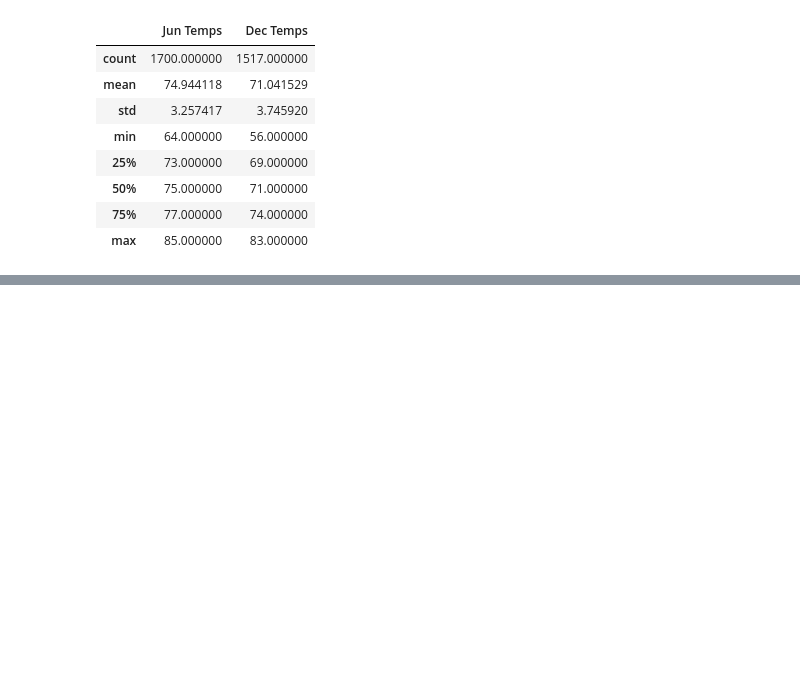
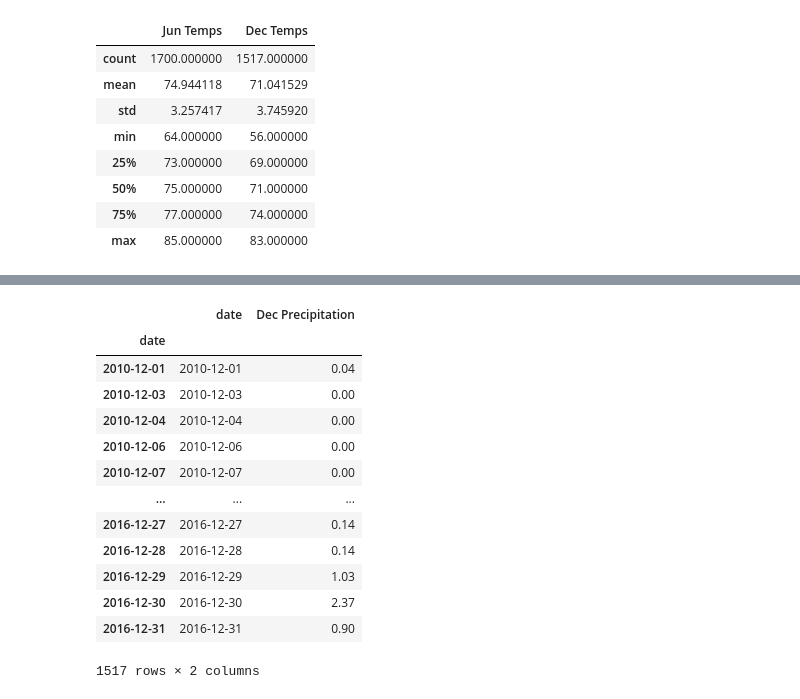
Before and after one commit to Bruno-OGSilva/surfs_up, a Jupyter notebook: SurfsUp_Challenge.ipynb, the cells around one changed output, grey strips where cells are left out. Cells and saved outputs as stored; diff of their text form; code cells hidden in the pictures; blank space fills up the shorter version.

```diff
--- a/SurfsUp_Challenge.ipynb
+++ b/SurfsUp_Challenge.ipynb
@@ -257,0 +297,4 @@ summary_df
+# %%
+# Create a DataFrame from the list of precipitations for the month of December.
+prcp_dec = session.query(Measurement.date, Measurement.prcp).filter(extract('month',Measurement.date) == 12).all()
+prcp_dec
@@ -257,0 +319,20 @@ summary_df
+# %%
+# Create a DataFrame from the list of Precipitation for the month of December.
+prcp_dec_df = pd.DataFrame(prcp_dec, columns = ['date', 'Dec Precipitation'])
+prcp_dec_df.set_index(prcp_dec_df['date'], inplace=True)
+prcp_dec_df
+# %% [output]
+|  | date | Dec Precipitation |
+| date |  |  |
+| 2010-12-01 | 2010-12-01 | 0.04 |
+| 2010-12-03 | 2010-12-03 | 0.00 |
+| 2010-12-04 | 2010-12-04 | 0.00 |
+| 2010-12-06 | 2010-12-06 | 0.00 |
+| 2010-12-07 | 2010-12-07 | 0.00 |
+| ... | ... | ... |
+| 2016-12-27 | 2016-12-27 | 0.14 |
+| 2016-12-28 | 2016-12-28 | 0.14 |
+| 2016-12-29 | 2016-12-29 | 1.03 |
+| 2016-12-30 | 2016-12-30 | 2.37 |
+| 2016-12-31 | 2016-12-31 | 0.90 |
+1517 rows × 2 columns
```
Also changed, not shown: parts of 6 cells of this notebook, 2 other files.
